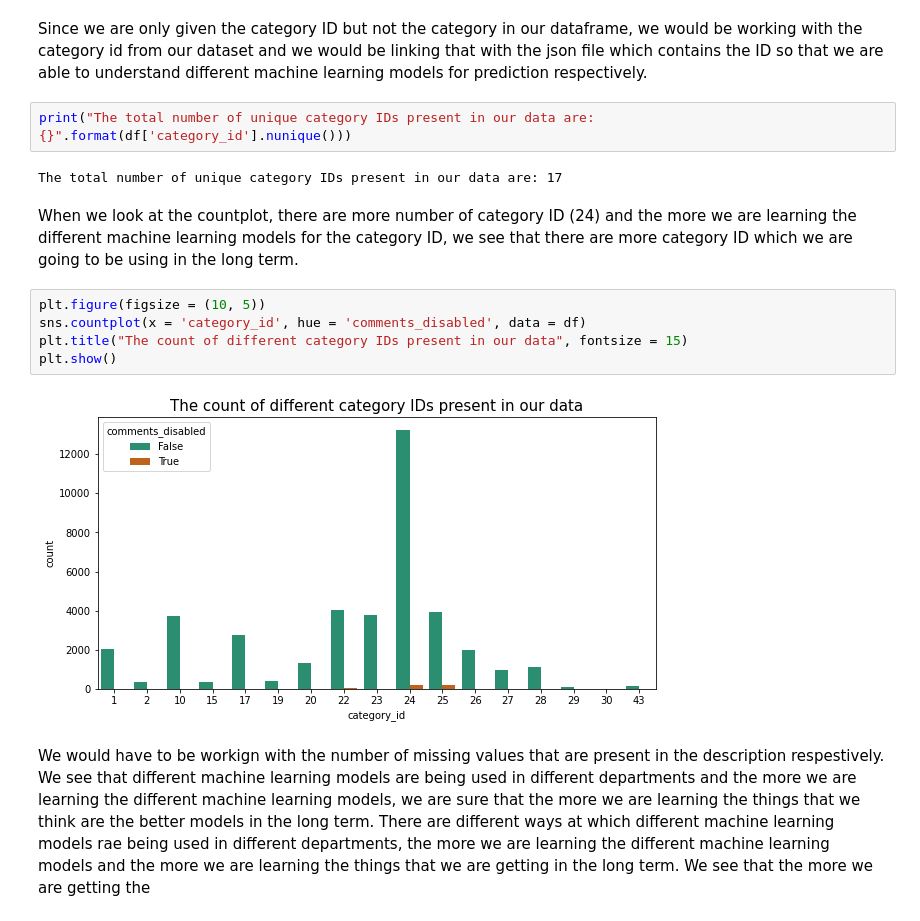
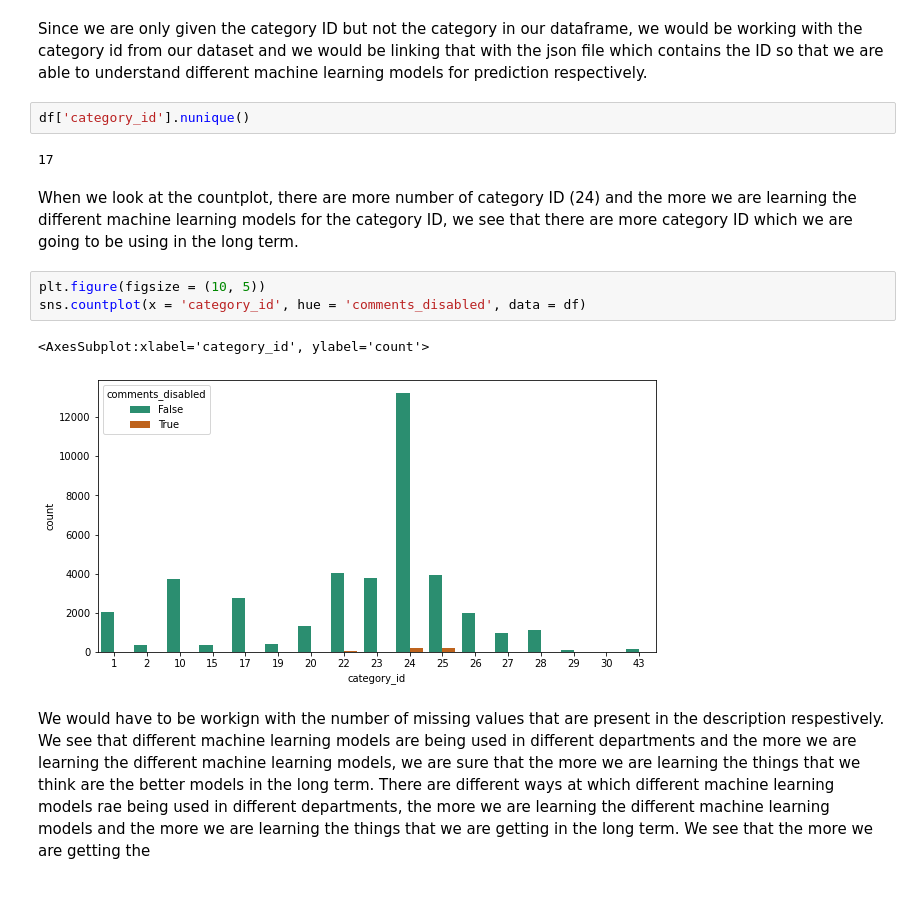
Before and after one commit to suhasmaddali/Youtube-Video-Analysis, a Jupyter notebook: Youtube Video Analysis .ipynb, the cells around one changed output. Drawn from its saved outputs; the diff is of its cells as text; blank space fills up the shorter version.

```diff
--- a/Youtube Video Analysis .ipynb
+++ b/Youtube Video Analysis .ipynb
@@ -51,18 +86,17 @@ The total number of items that are present in the json file are 31
 # %% [markdown]
 Since we are only given the category ID but not the category in our dataframe, we would be working with the category id from our dataset and we would be linking that with the json file which contains the ID so that we are able to understand different machine learning models for prediction respectively.
-# %%
-print("The total number of unique category IDs present in our data are: {}".format(df['category_id'].nunique()))
-# %% [output]
-The total number of unique category IDs present in our data are: 17
+# %%
+df['category_id'].nunique()
+# %% [output]
+17
 # %% [markdown]
 When we look at the countplot, there are more number of category ID (24) and the more we are learning the different machine learning models for the category ID, we see that there are more category ID which we are going to be using in the long term.
 # %%
 plt.figure(figsize = (10, 5))
 sns.countplot(x = 'category_id', hue = 'comments_disabled', data = df)
-plt.title("The count of different category IDs present in our data", fontsize = 15)
-plt.show()
 # %% [output]
+<AxesSubplot:xlabel='category_id', ylabel='count'>
-[figure, old version]
+[figure, new version]
 # %% [markdown]
 We would have to be workign with the number of missing values that are present in the description respestively. We see that different machine learning models are being used in different departments and the more we are learning the different machine learning models, we are sure that the more we are learning the things that we think are the better models in the long term. There are different ways at which different machine learning models rae being used in different departments, the more we are learning the different machine learning models and the more we are learning the things that we are getting in the long term. We see that the more we are getting the
 # %%
```
Also changed, not shown: parts of 22 cells of this notebook.
